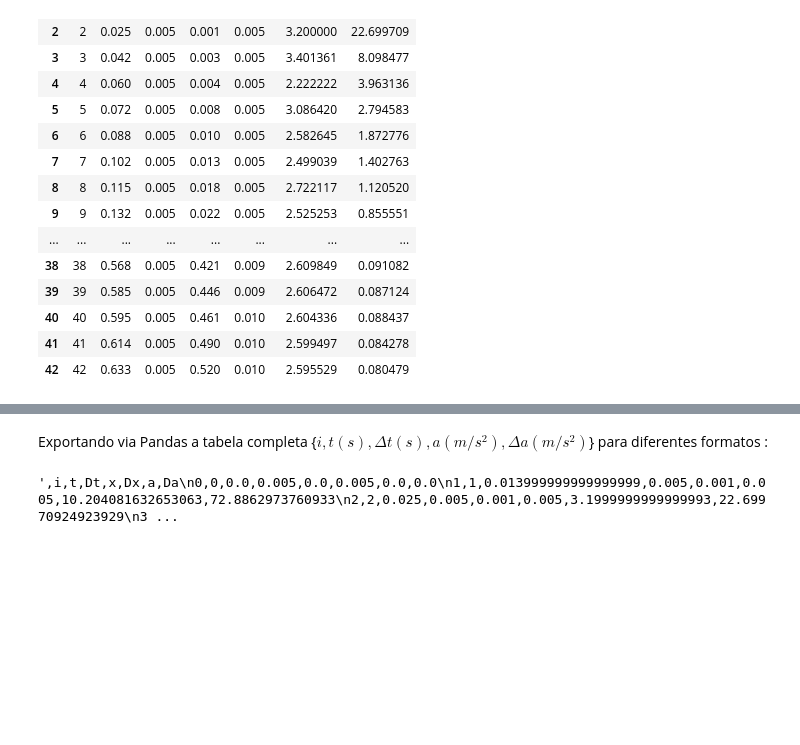
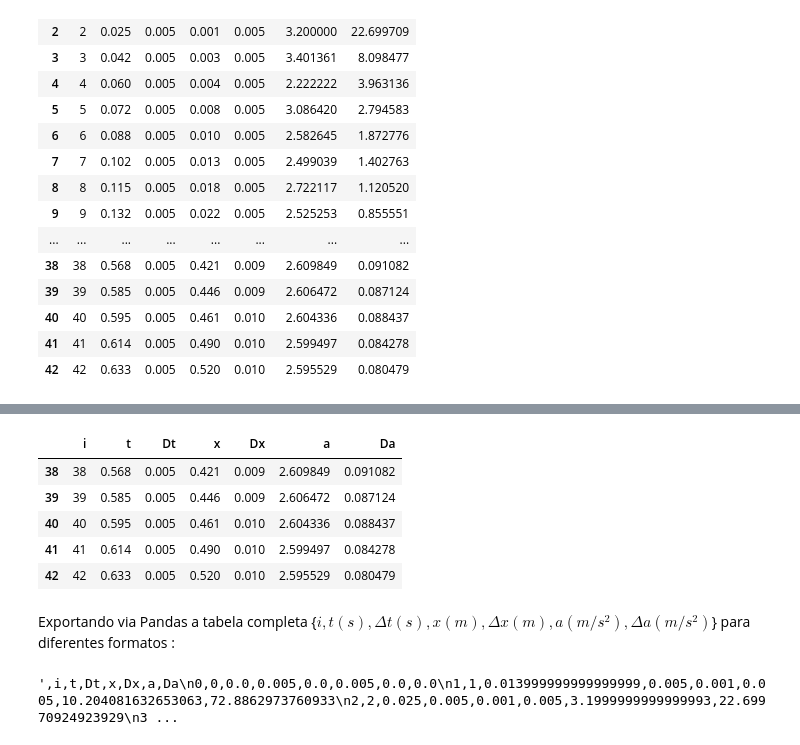
Before and after one commit to lorenaguiar/Computacao_no_Ensino_de_Fisica_UFES_Alegre, a Jupyter notebook: Aulas/Aula_20210303/Aula_CEF_extras_20210303.ipynb, the cells around one changed output, grey strips where cells are left out. Drawn from its saved outputs; the diff is of its cells as text; code cells hidden in the pictures; blank space fills up the shorter version.

```diff
--- a/Aulas/Aula_20210303/Aula_CEF_extras_20210303.ipynb
+++ b/Aulas/Aula_20210303/Aula_CEF_extras_20210303.ipynb
@@ -1079,5 +1088,14 @@ medidas42
+# %%
+medidas42.tail()
+# %% [output]
+|  | i | t | Dt | x | Dx | a | Da |
+| 38 | 38 | 0.568 | 0.005 | 0.421 | 0.009 | 2.609849 | 0.091082 |
+| 39 | 39 | 0.585 | 0.005 | 0.446 | 0.009 | 2.606472 | 0.087124 |
+| 40 | 40 | 0.595 | 0.005 | 0.461 | 0.010 | 2.604336 | 0.088437 |
+| 41 | 41 | 0.614 | 0.005 | 0.490 | 0.010 | 2.599497 | 0.084278 |
+| 42 | 42 | 0.633 | 0.005 | 0.520 | 0.010 | 2.595529 | 0.080479 |
 # %% [markdown]
-Exportando via Pandas a tabela completa {${i, t(s), \Delta t(s), a(m/s^2), \Delta a(m/s^2)}$} para diferentes formatos :
+Exportando via Pandas a tabela completa {${i, t(s), \Delta t(s), x(m), \Delta x(m), a(m/s^2), \Delta a(m/s^2)}$} para diferentes formatos :
 # %%
 medidas42.to_csv()
 # %% [output]
```
Also changed, not shown: parts of 12 cells of this notebook, 3 other files.
